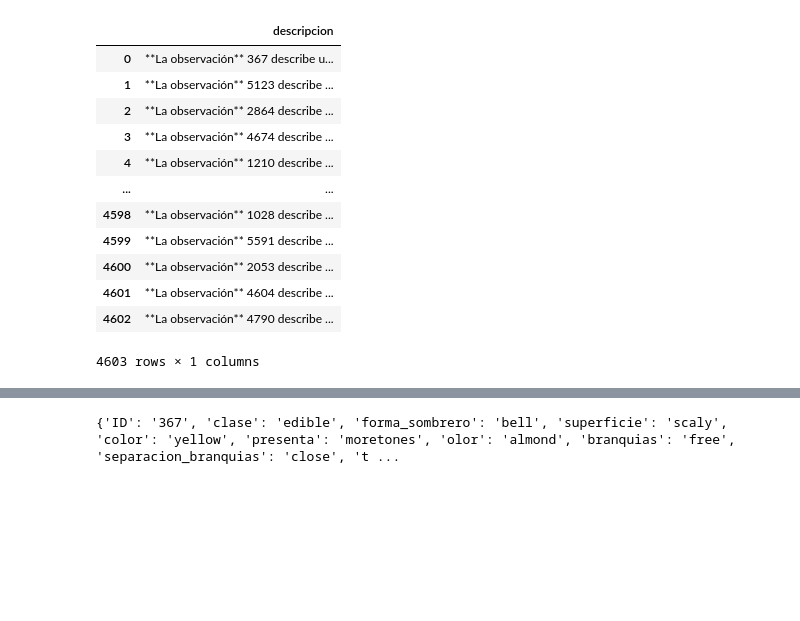
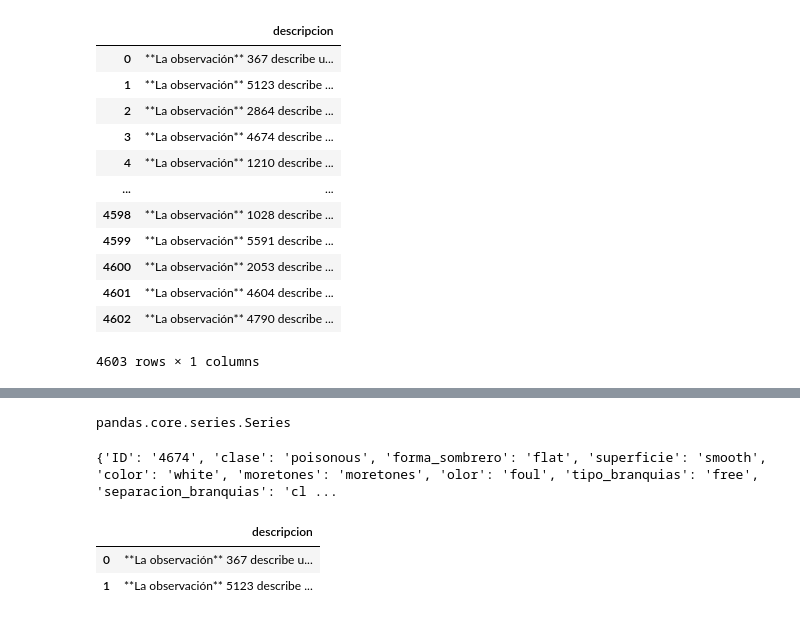
Before and after one commit to angelgvill/DS102024, a Jupyter notebook: 3-MachineLearning/2-Supervisado/Ejercicios/ejercicio_Kaggle2.ipynb, the cells around one changed output, grey strips where cells are left out. Cells and saved outputs as stored; diff of their text form; code cells hidden in the pictures; blank space fills up the shorter version.

```diff
--- a/3-MachineLearning/2-Supervisado/Ejercicios/ejercicio_Kaggle2.ipynb
+++ b/3-MachineLearning/2-Supervisado/Ejercicios/ejercicio_Kaggle2.ipynb
@@ -54,0 +50,4 @@ Name: 0, dtype: object
+# %%
+#voy a ir alimentando la función con filas de prueba para ver si toma bien los valores
+fila= datos.iloc[0:3]
+fila
@@ -55,35 +59,53 @@ Name: 0, dtype: object
+# %%
+type(fila)
+# %% [output]
+pandas.core.series.Series
 # %%
-#hecho con Gemini
+#prueba extracción Regex de filas de prueba (ayuda Gemini)
 import re
 
-fila1 = "**La observación** 367 describe una seta de **clase** edible. Tiene una **forma de sombrero** bell con una **superficie** scaly **y un color** yellow. **Presenta** moretones y tiene un **olor** almond. **Las branquias son de tipo** free con una **separación** close **y un tamaño** broad. **El color de las branquias es** black. **La forma del tallo** es enlarging y la **raíz del tallo** es club. **La superficie del tallo por encima del anillo** es smooth y **por debajo del anillo** es smooth. El **color del tallo por encima del anillo** es white y **por debajo del anillo** es white. **El tipo de velo** es partial con un **color de velo** white. Tiene one **anillo(s)**, **de tipo** pendant y **el color de la impresión de esporas** es brown. Se encuentra en una **población** scattered y su **hábitat es** grasses."
+#fila_n = "**La observación** 367 describe una seta de **clase** edible. Tiene una **forma de sombrero** bell con una **superficie** scaly **y un color** yellow. **Presenta** moretones y tiene un **olor** almond. **Las branquias son de tipo** free con una **separación** close **y un tamaño** broad. **El color de las branquias es** black. **La forma del tallo** es enlarging y la **raíz del tallo** es club. **La superficie del tallo por encima del anillo** es smooth y **por debajo del anillo** es smooth. El **color del tallo por encima del anillo** es white y **por debajo del anillo** es white. **El tipo de velo** es partial con un **color de velo** white. Tiene one **anillo(s)**, **de tipo** pendant y **el color de la impresión de esporas** es brown. Se encuentra en una **población** scattered y su **hábitat es** grasses."
 
-diccionario_fila1 = {
-    'ID': re.search(r'\*\*La observación\*\*(.*?) describe', fila1).group(1).strip() if re.search(r'\*\*La observación\*\*(.*?) describe', fila1) else None,
-    'clase': re.search(r'\*\*clase\*\*(.*?)\. Tiene', fila1).group(1).strip() if re.search(r'\*\*clase\*\*(.*?)\. Tiene', fila1) else None,
-    'forma_sombrero': re.search(r'\*\*forma de sombrero\*\*(.*?) con', fila1).group(1).strip() if re.search(r'\*\*forma de sombrero\*\*(.*?) con', fila1) else None,
-    'superficie': re.search(r'\*\*superficie\*\*(.*?) \*\*y', fila1).group(1).strip() if re.search(r'\*\*superficie\*\*(.*?) \*\*y', fila1) else None,
-    'color': re.search(r'\*\*y un color\*\*(.*?)\. \*\*Presenta', fila1).group(1).strip() if re.search(r'\*\*y un color\*\*(.*?)\. \*\*Presenta', fila1) else None,
-    'presenta': re.search(r'\*\*Presenta\*\*(.*?) y', fila1).group(1).strip() if re.search(r'\*\*Presenta\*\*(.*?) y', fila1) else None,
-    'olor': re.search(r'\*\*olor\*\*(.*?)\. \*\*Las', fila1).group(1).strip() if re.search(r'\*\*olor\*\*(.*?)\. \*\*Las', fila1) else None,
-    'branquias': re.search(r'\*\*Las branquias son de tipo\*\*(.*?) con', fila1).group(1).strip() if re.search(r'\*\*Las branquias son de tipo\*\*(.*?) con', fila1) else None,
-    'separacion_branquias': re.search(r'\*\*separación\*\*(.*?) \*\*y', fila1).group(1).strip() if re.search(r'\*\*separación\*\*(.*?) \*\*y', fila1) else None,
-    'tamano_branquias': re.search(r'\*\*y un tamaño\*\*(.*?)\. \*\*El', fila1).group(1).strip() if re.search(r'\*\*y un tamaño\*\*(.*?)\. \*\*El', fila1) else None,
-    'color_branquias': re.search(r'\*\*El color de las branquias es\*\*(.*?). \*\*La', fila1).group(1).strip() if re.search(r'\*\*El color de las branquias es\*\*(.*?). \*\*La', fila1) else None,
-    'forma_tallo': re.search(r'\*\*La forma del tallo\*\*(?:es) (.*?) y', fila1).group(1).strip() if re.search(r'\*\*La forma del tallo\*\*(?:es) (.*?) y', fila1) else None,
-    'raiz_tallo': re.search(r'\*\*raíz del tallo\*\*(.*?) \*\*La', fila1).group(1).strip() if re.search(r'\*\*raíz del tallo\*\*(.*?) \*\*La', fila1) else None,
-    'superficie_tallo_arriba': re.search(r'\*\*La superficie del tallo por encima del anillo\*\*(.*?) y', fila1).group(1).strip() if re.search(r'\*\*La superficie del tallo por encima del anillo\*\*(.*?) y', fila1) else None,
-    'superficie_tallo_abajo': re.search(r'\*\*por debajo del anillo\*\*(.*?) El', fila1).group(1).strip() if re.search(r'\*\*por debajo del anillo\*\*(.*?) El', fila1) else None,
-    'color_tallo_arriba': re.search(r'\*\*El color del tallo por encima del anillo\*\*(.*?) y', fila1).group(1).strip() if re.search(r'\*\*El color del tallo por encima del anillo\*\*(.*?) y', fila1) else None,
-    'tipo_velo': re.search(r'\*\*El tipo de velo\*\*(.*?) con', fila1).group(1).strip() if re.search(r'\*\*El tipo de velo\*\*(.*?) con', fila1) else None,
-    'color_velo': re.search(r'\*\*color de velo\*\*(.*?). Tiene', fila1).group(1).strip() if re.search(r'\*\*color de velo\*\*(.*?). Tiene', fila1) else None,
-    'anillo': re.search(r'\*\*anillo\(s\)\*\*(.*?),', fila1).group(1).strip() if re.search(r'\*\*anillo\(s\)\*\*(.*?),', fila1) else None,
-    'tipo_anillo': re.search(r'\*\*de tipo\*\*(.*?) y', fila1).group(1).strip() if re.search(r'\*\*de tipo\*\*(.*?) y', fila1) else None,
-    'color_impresion_esporas': re.search(r'\*\*el color de la impresión de esporas\*\*(.*?) Se', fila1).group(1).strip() if re.search(r'\*\*el color de la impresión de esporas\*\*(.*?) Se', fila1) else None,
-    'poblacion': re.search(r'\*\*población\*\*(.*?) y', fila1).group(1).strip() if re.search(r'\*\*población\*\*(.*?) y', fila1) else None,
-    'habitat': re.search(r'\*\*hábitat es\*\*(.*?).', fila1).group(1).strip() if re.search(r'\*\*hábitat es\*\*(.*?).', fila1) else None
+fila_n = datos['descripcion'].iloc[3]
+
+diccionario_fila_n = {
+    'ID': re.search(r'\*\*La observación\*\*(.*?) describe', fila_n).group(1).strip() if re.search(r'\*\*La observación\*\*(.*?) describe', fila_n) else None,
+    'clase': re.search(r'\*\*clase\*\*(.*?)\.', fila_n).group(1).strip() if re.search(r'\*\*clase\*\*(.*?)\.', fila_n) else None,
+    'forma_sombrero': re.search(r'\*\*forma de sombrero\*\* (.*?) ', fila_n).group(1).strip() if re.search(r'\*\*forma de sombrero\*\* (.*?) ', fila_n) else None,
+    'superficie': re.search(r'\*\*superficie\*\*(.*?) \*\*y', fila_n).group(1).strip() if re.search(r'\*\*superficie\*\*(.*?) \*\*y', fila_n) else None,
+    'color': re.search(r'\*\*y un color\*\*(.*?)\.', fila_n).group(1).strip() if re.search(r'\*\*y un color\*\*(.*?)\.', fila_n) else None,
+
+    'moretones': re.search(r'\*\*Presenta\*\*(.*?) y', fila_n).group(1).strip() if re.search(r'\*\*Presenta\*\*(.*?) y', fila_n) else None,
+
+    'olor': re.search(r'\*\*olor\*\*(.*?)\.', fila_n).group(1).strip() if re.search(r'\*\*olor\*\*(.*?)\.', fila_n) else None,
+    'tipo_branquias': re.search(r'\*\*Las branquias son de tipo\*\*(.*?) con', fila_n).group(1).strip() if re.search(r'\*\*Las branquias son de tipo\*\*(.*?) con', fila_n) else None,
+    'separacion_branquias': re.search(r'\*\*separación\*\*(.*?) \*\*y', fila_n).group(1).strip() if re.search(r'\*\*separación\*\*(.*?) \*\*y', fila_n) else None,
+    'tamano_branquias': re.search(r'\*\*y un tamaño\*\*(.*?)\.', fila_n).group(1).strip() if re.search(r'\*\*y un tamaño\*\*(.*?)\.', fila_n) else None,
+    'color_branquias': re.search(r'\*\*El color de las branquias es\*\*(.*?)\.', fila_n).group(1).strip() if re.search(r'\*\*El color de las branquias es\*\*(.*?)\.', fila_n) else None,
+    'forma_tallo': re.search(r'\*\*La forma del tallo\*\* (?:es) (.*?) y', fila_n).group(1).strip() if re.search(r'\*\*La forma del tallo\*\* (?:es) (.*?) y', fila_n) else None,
+    'raiz_tallo': re.search(r'\*\*raíz del tallo\*\* (?:es) (.*?)\.', fila_n).group(1).strip() if re.search(r'\*\*raíz del tallo\*\* (?:es) (.*?)\.', fila_n) else None,
+    'superficie_tallo_arriba': re.search(r'\*\*La superficie del tallo por encima del anillo\*\* (?:es) (.*?) ', fila_n).group(1).strip() if re.search(r'\*\*La superficie del tallo por encima del anillo\*\* (?:es) (.*?) ', fila_n) else None,
+    'superficie_tallo_abajo': re.search(r'\*\*y por debajo del anillo\*\* (?:es) (.*?)\.', fila_n).group(1).strip() if re.search(r'\*\*y por debajo del anillo\*\* (?:es) (.*?)\.', fila_n) else None,
+    'color_tallo_arriba': re.search(r'\*\*color del tallo por encima del anillo\*\* (?:es) (.*?) ', fila_n).group(1).strip() if re.search(r'\*\*color del tallo por encima del anillo\*\* (?:es) (.*?) ', fila_n) else None,
+
+    'color_tallo_abajo': re.findall(r'\*\*y por debajo del anillo\*\* (?:es) (.*?)\.', fila_n)[1] if re.findall(r'\*\*y por debajo del anillo\*\* (?:es) (.*?)\.', fila_n)[1] else None,
+
+    'tipo_velo': re.search(r'\*\*El tipo de velo\*\* (?:es) (.*?) con', fila_n).group(1).strip() if re.search(r'\*\*El tipo de velo\*\* (?:es) (.*?) con', fila_n) else None,
+    'color_velo': re.search(r'\*\*color de velo\*\*(.*?)\.', fila_n).group(1).strip() if re.search(r'\*\*color de velo\*\*(.*?)\.', fila_n) else None,
+
+    'anillo': re.search(r'\.?\s*Tiene ([^.]*?) \*\*anillo\(s\)\*\*', fila_n).group(1).strip() if re.search(r'\.?\s*Tiene ([^.]*?) \*\*anillo\(s\)\*\*', fila_n) else None,
+    'tipo_anillo': re.search(r'\*\*de tipo\*\* (.*?) ', fila_n).group(1).strip() if re.search(r'\*\*de tipo\*\* (.*?) ', fila_n) else None,
+    'color_impresion_esporas': re.search(r'\*\*y el color de la impresión de esporas\*\* (?:es) (.*?)\.', fila_n).group(1).strip() if re.search(r'\*\*y el color de la impresión de esporas\*\* (?:es)(.*?)\.', fila_n) else None,
+    'poblacion': re.search(r'\*\*población\*\*(.*?) y', fila_n).group(1).strip() if re.search(r'\*\*población\*\*(.*?) y', fila_n) else None,
+    'habitat': re.search(r'\*\*hábitat es\*\*(.*?)\.', fila_n).group(1).strip() if re.search(r'\*\*hábitat es\*\*(.*?)\.', fila_n) else None
 }
 
-print(diccionario_fila1)
+print(diccionario_fila_n)
 # %% [output]
-{'ID': '367', 'clase': 'edible', 'forma_sombrero': 'bell', 'superficie': 'scaly', 'color': 'yellow', 'presenta': 'moretones', 'olor': 'almond', 'branquias': 'free', 'separacion_branquias': 'close', 't ...
+{'ID': '4674', 'clase': 'poisonous', 'forma_sombrero': 'flat', 'superficie': 'smooth', 'color': 'white', 'moretones': 'moretones', 'olor': 'foul', 'tipo_branquias': 'free', 'separacion_branquias': 'cl ...
+# %%
+fila
+# %% [output]
+|  | descripcion |
+| 0 | **La observación** 367 describe u... |
+| 1 | **La observación** 5123 describe ... |
```
Also changed, not shown: parts of 26 cells of this notebook, 1 other file.
